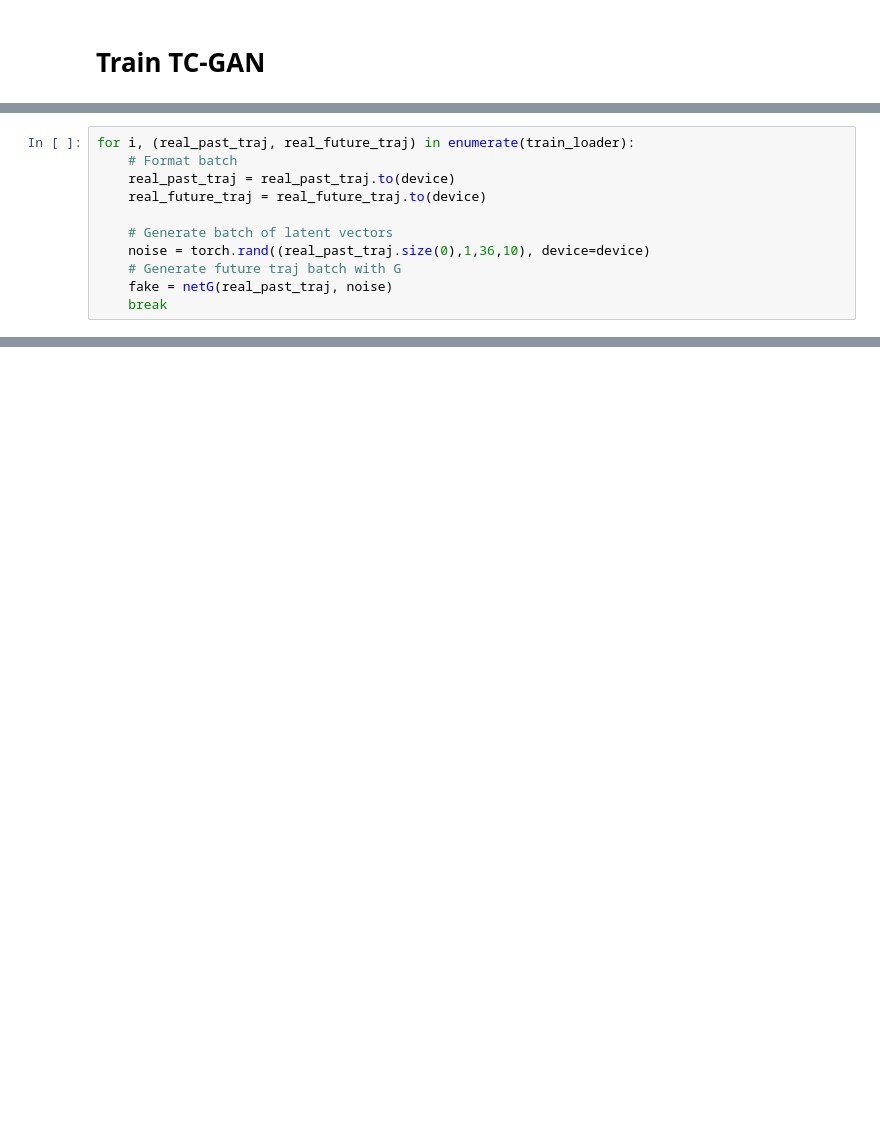
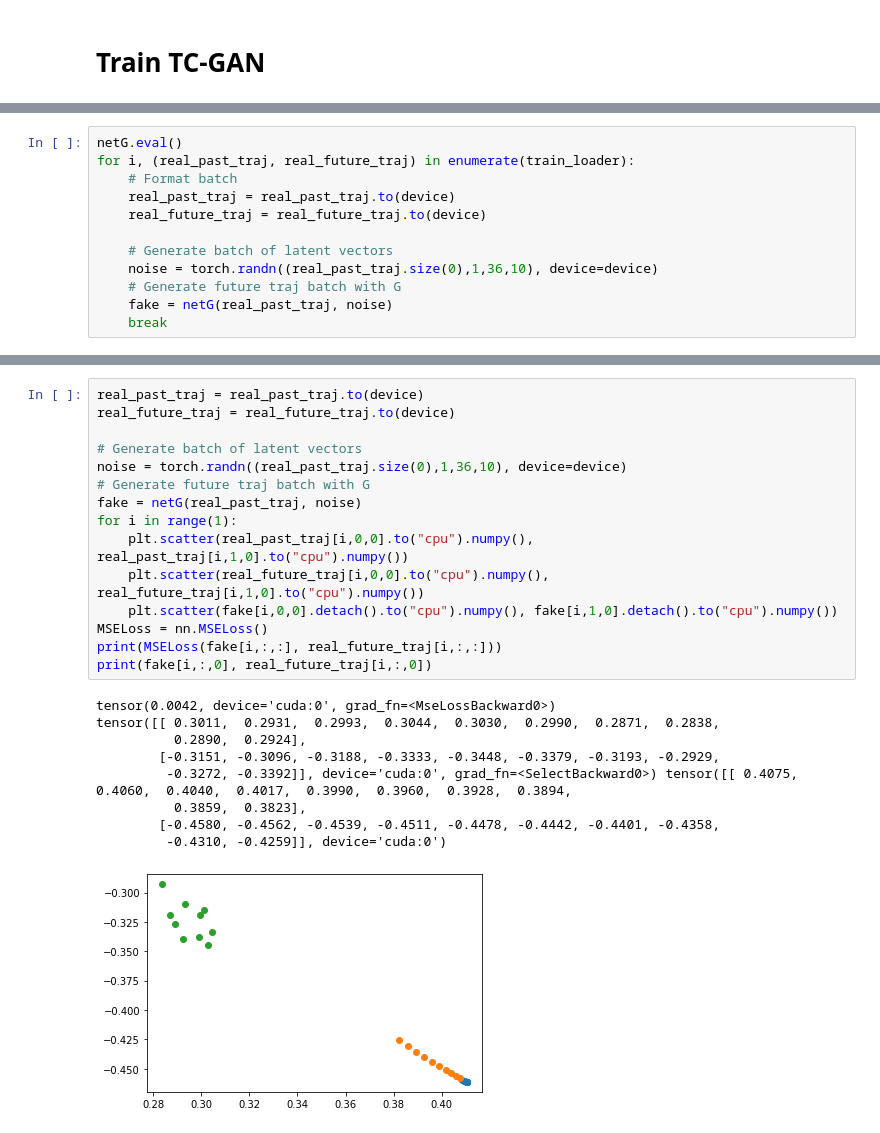
Before and after one commit to mz-zarei/TrajectoryAnalysis, a Jupyter notebook: TrajCNNGAN.ipynb, the cells around one changed output, grey strips where cells are left out. Cells and saved outputs as stored; diff of their text form; blank space fills up the shorter version.

```diff
--- a/TrajCNNGAN.ipynb
+++ b/TrajCNNGAN.ipynb
@@ -510,11 +697,12 @@ plt.show()
 # %%
+netG.eval()
 for i, (real_past_traj, real_future_traj) in enumerate(train_loader):
     # Format batch
     real_past_traj = real_past_traj.to(device)
     real_future_traj = real_future_traj.to(device)
 
     # Generate batch of latent vectors
-    noise = torch.rand((real_past_traj.size(0),1,36,10), device=device)
+    noise = torch.randn((real_past_traj.size(0),1,36,10), device=device)
     # Generate future traj batch with G
     fake = netG(real_past_traj, noise)
     break
@@ -530,0 +709,25 @@ tensor([-0.2124, -0.2132, -0.2132, -0.2123, -0.2106, -0.2082, -0.2052, -0.2014,
+# %%
+real_past_traj = real_past_traj.to(device)
+real_future_traj = real_future_traj.to(device)
+
+# Generate batch of latent vectors
+noise = torch.randn((real_past_traj.size(0),1,36,10), device=device)
+# Generate future traj batch with G
+fake = netG(real_past_traj, noise)
+for i in range(1):
+    plt.scatter(real_past_traj[i,0,0].to("cpu").numpy(), real_past_traj[i,1,0].to("cpu").numpy())
+    plt.scatter(real_future_traj[i,0,0].to("cpu").numpy(), real_future_traj[i,1,0].to("cpu").numpy())
+    plt.scatter(fake[i,0,0].detach().to("cpu").numpy(), fake[i,1,0].detach().to("cpu").numpy())
+MSELoss = nn.MSELoss()
+print(MSELoss(fake[i,:,:], real_future_traj[i,:,:]))
+print(fake[i,:,0], real_future_traj[i,:,0])
+# %% [output]
+tensor(0.0042, device='cuda:0', grad_fn=<MseLossBackward0>)
+tensor([[ 0.3011,  0.2931,  0.2993,  0.3044,  0.3030,  0.2990,  0.2871,  0.2838,
+          0.2890,  0.2924],
+        [-0.3151, -0.3096, -0.3188, -0.3333, -0.3448, -0.3379, -0.3193, -0.2929,
+         -0.3272, -0.3392]], device='cuda:0', grad_fn=<SelectBackward0>) tensor([[ 0.4075,  0.4060,  0.4040,  0.4017,  0.3990,  0.3960,  0.3928,  0.3894,
+          0.3859,  0.3823],
+        [-0.4580, -0.4562, -0.4539, -0.4511, -0.4478, -0.4442, -0.4401, -0.4358,
+         -0.4310, -0.4259]], device='cuda:0')
+[figure, added]
```
Also changed, not shown: parts of 9 cells of this notebook.
